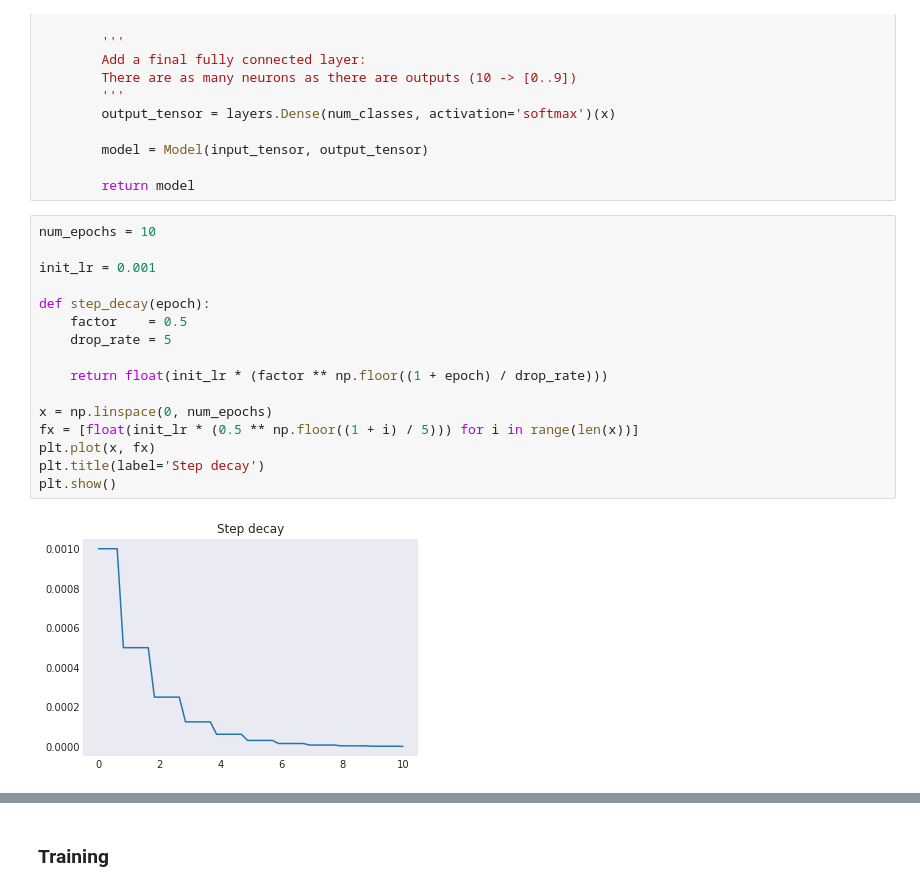
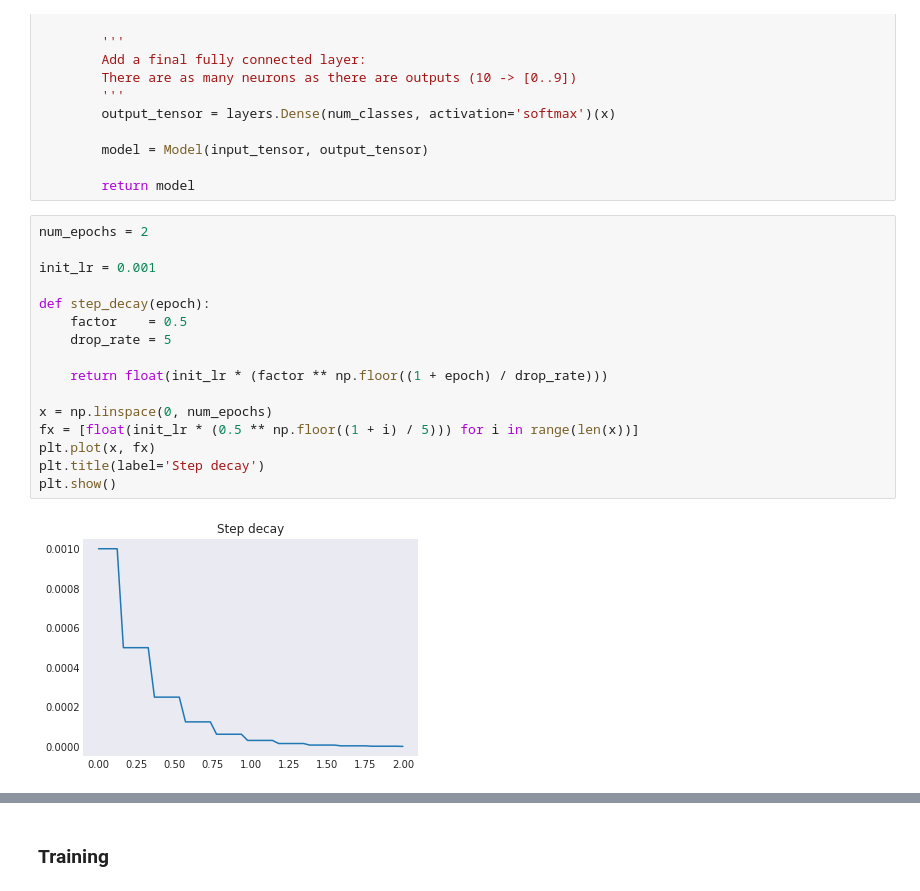
Before and after one commit to angulartist/Keras-HDF5-ImageDataGenerator, a Jupyter notebook: examples/mnist.ipynb, the cells around one changed output, grey strips where cells are left out. Saved outputs shown, nothing was run; the diff lists cells and outputs as text.

```diff
--- a/examples/mnist.ipynb
+++ b/examples/mnist.ipynb
@@ -95,20 +97,20 @@ class CustomNet(object):
 
         return model
 # %%
-num_epochs = 10
+num_epochs = 2
 
 init_lr = 0.001
 
 def step_decay(epoch):
     factor    = 0.5
     drop_rate = 5
 
     return float(init_lr * (factor ** np.floor((1 + epoch) / drop_rate)))
 
 x = np.linspace(0, num_epochs)
 fx = [float(init_lr * (0.5 ** np.floor((1 + i) / 5))) for i in range(len(x))]
 plt.plot(x, fx)
 plt.title(label='Step decay')
 plt.show()
 # %% [output]
-[figure, old version]
+[figure, new version]
```
Also changed, not shown: parts of 6 cells of this notebook, 3 other files.
